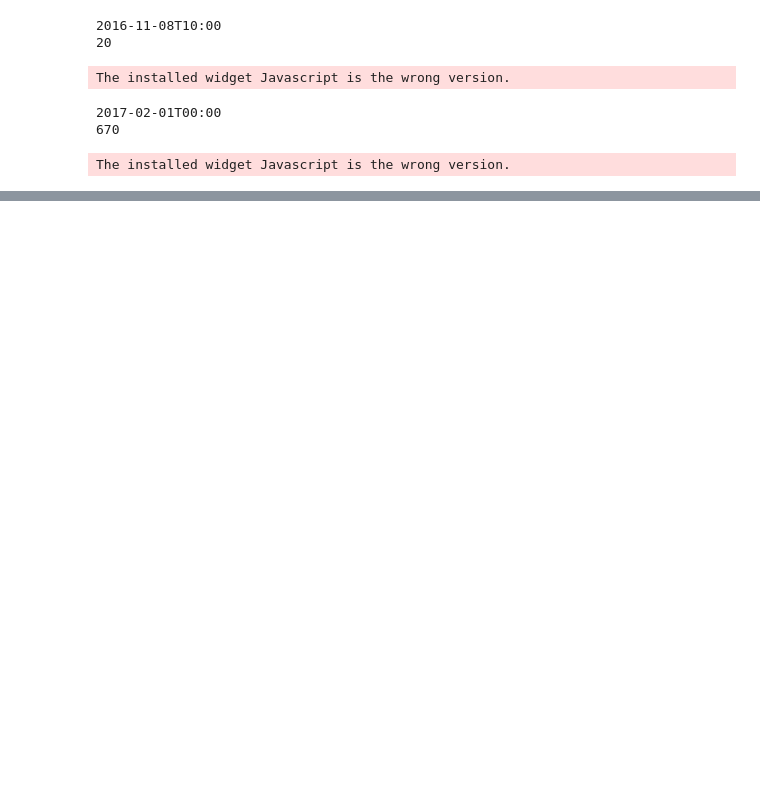
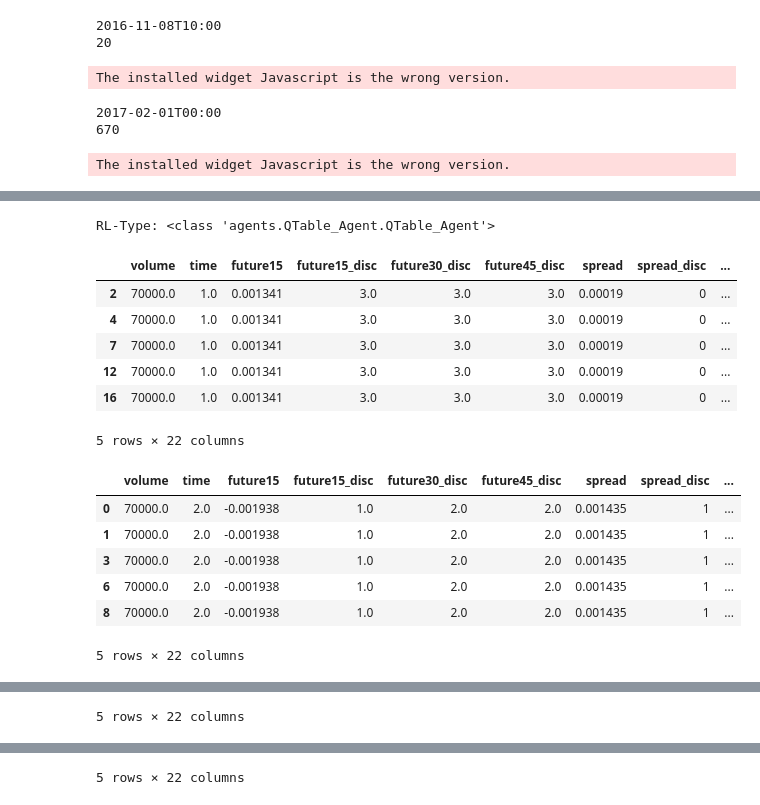
Before and after one commit to axelperschmann/orderbook_agent, a Jupyter notebook: orderbook_agent/notebooks/3_RL_forward_implementation_fittetQ_Trees.ipynb, the cells around one changed output, grey strips where cells are left out. Saved outputs shown, nothing was run; the diff lists cells and outputs as text; code cells hidden in the pictures; blank space fills up the shorter version.

```diff
--- a/orderbook_agent/notebooks/3_RL_forward_implementation_fittetQ_Trees.ipynb
+++ b/orderbook_agent/notebooks/3_RL_forward_implementation_fittetQ_Trees.ipynb
@@ -213,0 +265,24 @@ agent15.save(outfile='agent15.json', outfile_samples='agent15.csv')
+# %%
+# agent_BW = train_Qtable_fromSamples(df2, V=70000, T=4, consume='cash', period_length=15,
+#                                    vol_intervals=10, actions=[round(a,2) for a in actions],
+#                                    state_variables=['volume', 'time', 'future15_disc'], limit_base='agression')
+#
+agent_BW_spread = train_Qtable_fromSamples(df2, V=70000, T=4, consume='cash', period_length=15,
+                                   vol_intervals=10, actions=[round(a,2) for a in actions],
+                                   state_variables=['volume', 'time', 'spread_disc'], limit_base='agression')
+# %% [output]
+RL-Type: <class 'agents.QTable_Agent.QTable_Agent'>
+|  | volume | time | future15 | future15_disc | future30_disc | future45_disc | spread | spread_disc | ... |
+| 2 | 70000.0 | 1.0 | 0.001341 | 3.0 | 3.0 | 3.0 | 0.00019 | 0 | ... |
+| 4 | 70000.0 | 1.0 | 0.001341 | 3.0 | 3.0 | 3.0 | 0.00019 | 0 | ... |
+| 7 | 70000.0 | 1.0 | 0.001341 | 3.0 | 3.0 | 3.0 | 0.00019 | 0 | ... |
+| 12 | 70000.0 | 1.0 | 0.001341 | 3.0 | 3.0 | 3.0 | 0.00019 | 0 | ... |
+| 16 | 70000.0 | 1.0 | 0.001341 | 3.0 | 3.0 | 3.0 | 0.00019 | 0 | ... |
+5 rows × 22 columns
+|  | volume | time | future15 | future15_disc | future30_disc | future45_disc | spread | spread_disc | ... |
+| 0 | 70000.0 | 2.0 | -0.001938 | 1.0 | 2.0 | 2.0 | 0.001435 | 1 | ... |
+| 1 | 70000.0 | 2.0 | -0.001938 | 1.0 | 2.0 | 2.0 | 0.001435 | 1 | ... |
+| 3 | 70000.0 | 2.0 | -0.001938 | 1.0 | 2.0 | 2.0 | 0.001435 | 1 | ... |
+| 6 | 70000.0 | 2.0 | -0.001938 | 1.0 | 2.0 | 2.0 | 0.001435 | 1 | ... |
+| 8 | 70000.0 | 2.0 | -0.001938 | 1.0 | 2.0 | 2.0 | 0.001435 | 1 | ... |
+5 rows × 22 columns
@@ -213,0 +295 @@ agent15.save(outfile='agent15.json', outfile_samples='agent15.csv')
+5 rows × 22 columns
@@ -213,0 +302 @@ agent15.save(outfile='agent15.json', outfile_samples='agent15.csv')
+5 rows × 22 columns
```
Also changed, not shown: parts of 15 cells of this notebook, 1 other file.
